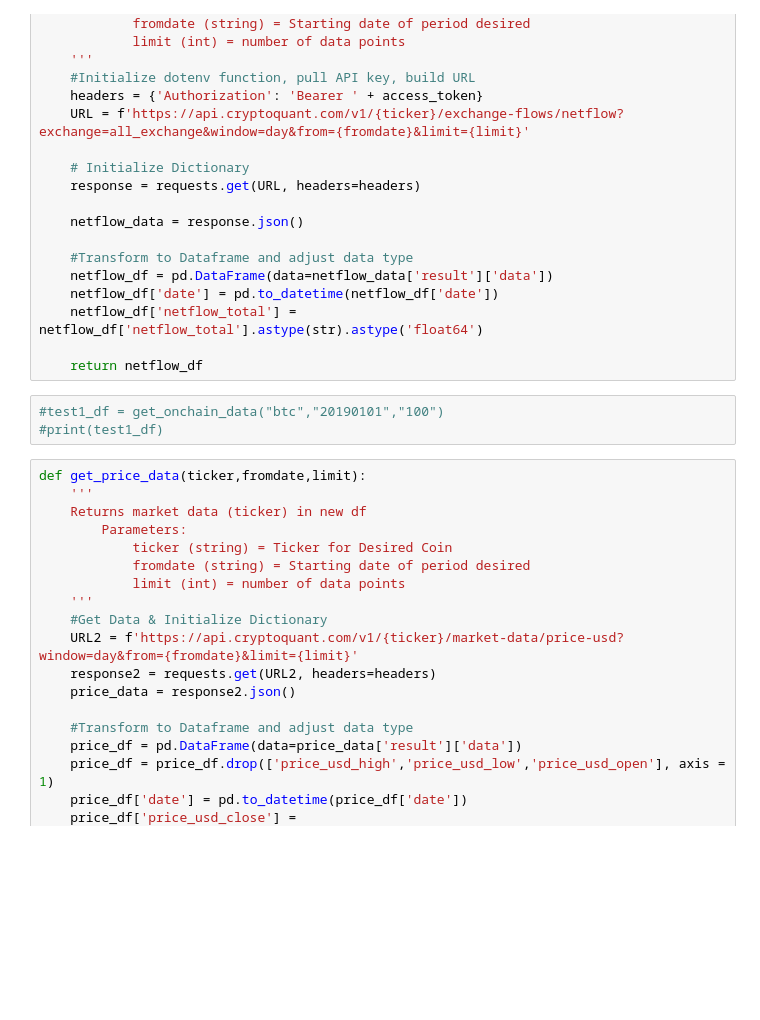
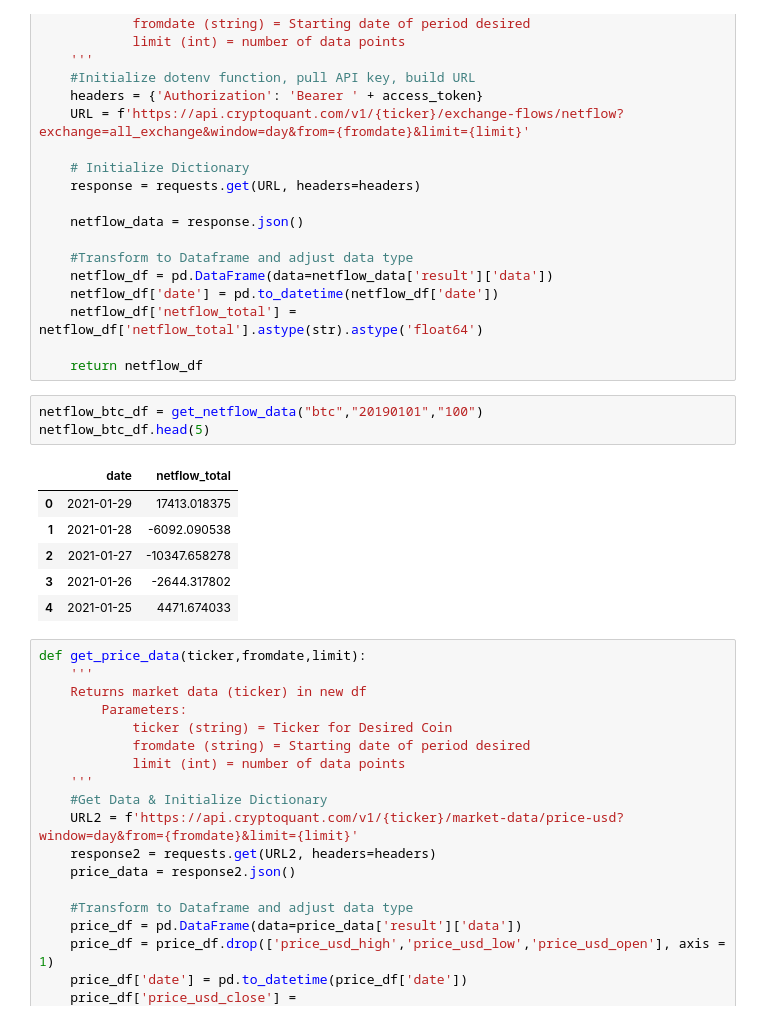
Before and after one commit to nospmah/fintech.group_project, a Jupyter notebook: notebooks/Ryan_functions.ipynb, the cells around one changed output. Drawn from its saved outputs; the diff is of its cells as text; blank space fills up the shorter version.

```diff
--- a/notebooks/Ryan_functions.ipynb
+++ b/notebooks/Ryan_functions.ipynb
@@ -45,9 +47,16 @@ def get_netflow_data(ticker,fromdate,limit):
     netflow_df['netflow_total'] = netflow_df['netflow_total'].astype(str).astype('float64')
 
     return netflow_df
-# %%
-#test1_df = get_onchain_data("btc","20190101","100")
-#print(test1_df)
+# %%
+netflow_btc_df = get_netflow_data("btc","20190101","100")
+netflow_btc_df.head(5)
+# %% [output]
+|  | date | netflow_total |
+| 0 | 2021-01-29 | 17413.018375 |
+| 1 | 2021-01-28 | -6092.090538 |
+| 2 | 2021-01-27 | -10347.658278 |
+| 3 | 2021-01-26 | -2644.317802 |
+| 4 | 2021-01-25 | 4471.674033 |
 # %%
 def get_price_data(ticker,fromdate,limit):
     '''
```
Also changed, not shown: parts of 14 cells of this notebook.
